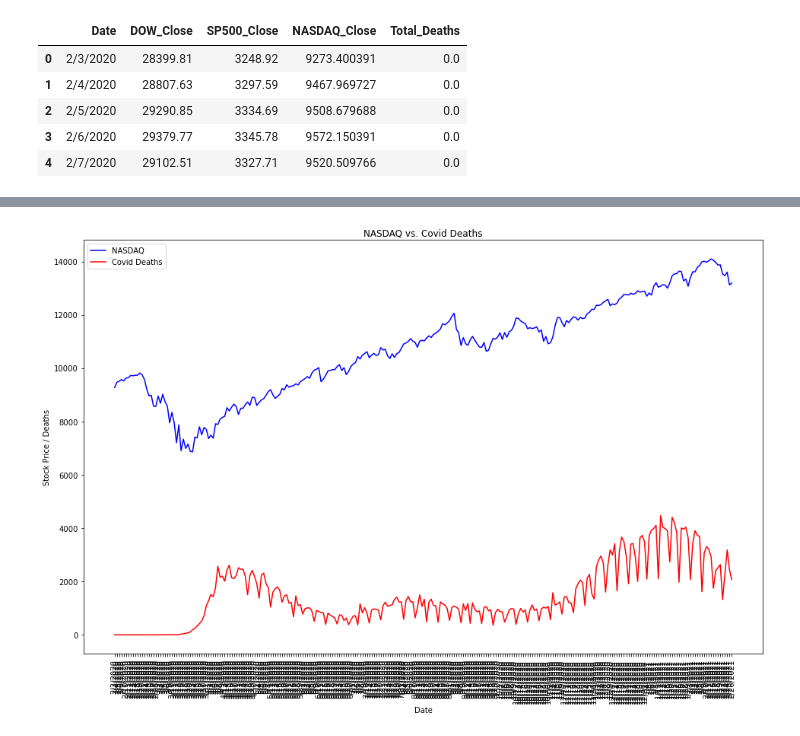
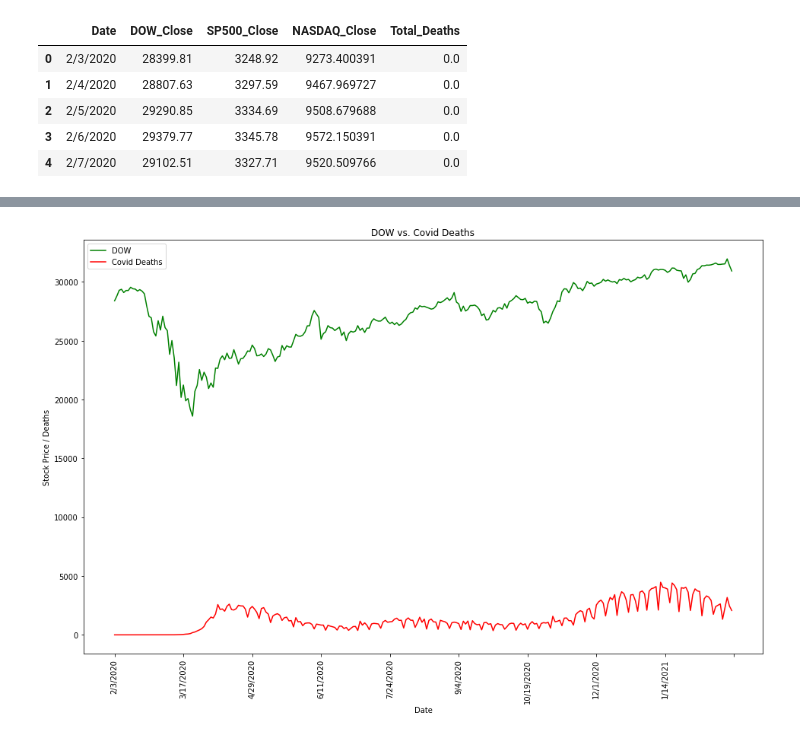
Before and after one commit to Bandelero/Covids-Effect-on-the-Stock-Market, a Jupyter notebook: scott/stocks-covid.ipynb, the cells around one changed output, grey strips where cells are left out. Drawn from its saved outputs; the diff is of its cells as text; code cells hidden in the pictures.

Commit message:
updated covid death vs. stock market analysis files in scott section

```diff
--- a/scott/stocks-covid.ipynb
+++ b/scott/stocks-covid.ipynb
@@ -213,0 +193,21 @@ covid_stock_price_df.to_csv("covid_stock_price.csv")
+# %%
+from matplotlib.pyplot import figure
+
+x = covid_stock_price_df['Date']
+a = covid_stock_price_df['DOW_Close']
+b = covid_stock_price_df['NASDAQ_Close']
+c = covid_stock_price_df['SP500_Close']
+d = covid_stock_price_df['Total_Deaths']
+
+figure(figsize=(16, 10))
+plt.plot(x, b, color="blue", label="NASDAQ")
+plt.plot(x, d, color="red", label="Covid Deaths")
+
+plt.xticks(np.arange(0, len(x)+1, 30),rotation ='vertical')
+plt.title("NASDAQ vs. Covid Deaths")
+plt.xlabel("Date")
+plt.ylabel("Stock Price / Deaths")
+plt.xticks(np.arange(0, len(x)+1, 30),rotation ='vertical')
+plt.legend(loc="best")
+plt.savefig("covid-nasdaq.png")
+plt.show()
@@ -214,16 +232,16 @@ covid_stock_price_df.to_csv("covid_stock_price.csv")
 # %%
-from matplotlib.pyplot import figure
-
 # Plot the charts and apply some styling
 figure(figsize=(16, 10))
-nasdaq, = plt.plot(covid_stock_price_df['Date'], covid_stock_price_df['NASDAQ_Close'], color="blue", label="NASDAQ")
-deaths, = plt.plot(covid_stock_price_df['Date'], covid_stock_price_df['Total_Deaths'], color="red", label="Covid Deaths")
-# Add labels to X and Y axes :: Add title
-plt.title("NASDAQ vs. Covid Deaths")
+plt.plot(x, a, color='green', label="DOW")
+plt.plot(x, d, color="red", label="Covid Deaths")
+
+plt.xticks(np.arange(0, len(x)+1, 30),rotation ='vertical')
+plt.title("DOW vs. Covid Deaths")
 plt.xlabel("Date")
 plt.ylabel("Stock Price / Deaths")
 plt.xticks(rotation ='vertical')
-plt.legend(handles=[nasdaq, deaths], loc="best")
+plt.legend(loc="best")
+plt.savefig("covid-dow.png")
 plt.show()
 # %% [output]
-[figure, old version]
+[figure, new version]
```
Also changed, not shown: parts of 14 cells of this notebook, 4 other files.
